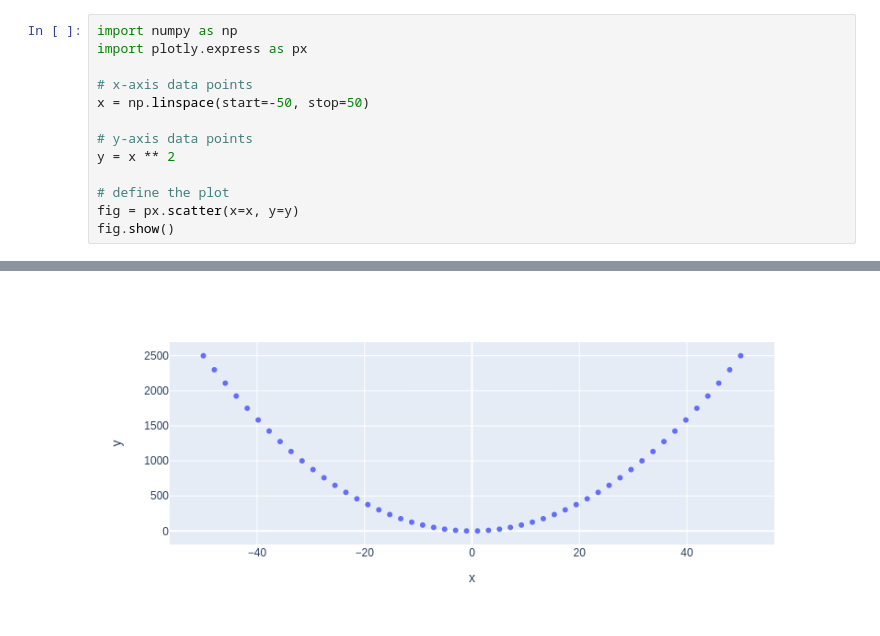
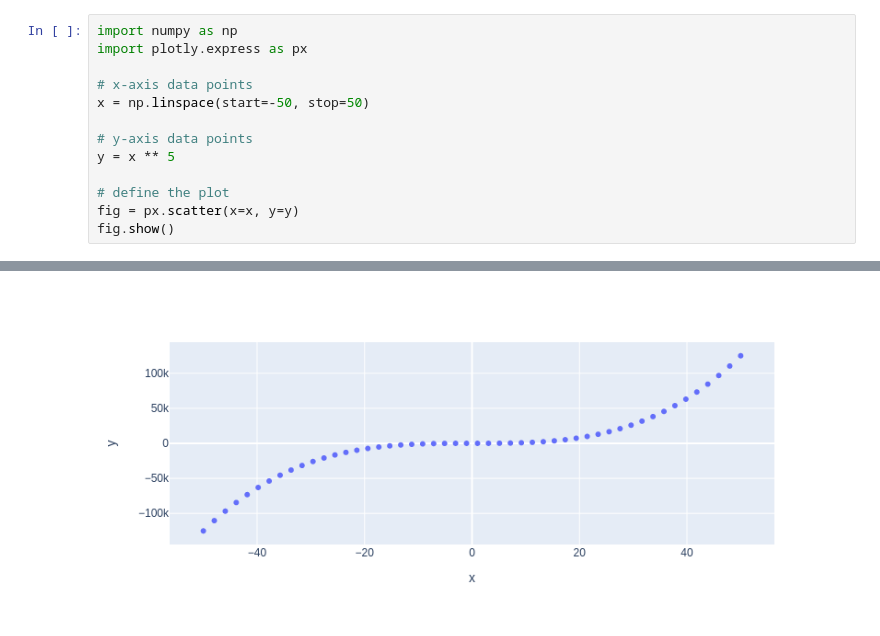
Before and after one commit to bbalakriz/my-notebooks-repo, a Jupyter notebook: experiment1.ipynb, the cells around one changed output, grey strips where cells are left out. Saved outputs shown, nothing was run; the diff lists cells and outputs as text.

```diff
--- a/experiment1.ipynb
+++ b/experiment1.ipynb
@@ -6,7 +6,7 @@ import plotly.express as px
 x = np.linspace(start=-50, stop=50)
 
 # y-axis data points
-y = x ** 2
+y = x ** 5
 
 # define the plot
 fig = px.scatter(x=x, y=y)
@@ -16 +15 @@ fig.show()
-[figure, old version]
+[figure, new version]
```
Also changed, not shown: parts of 1 cell of this notebook.
